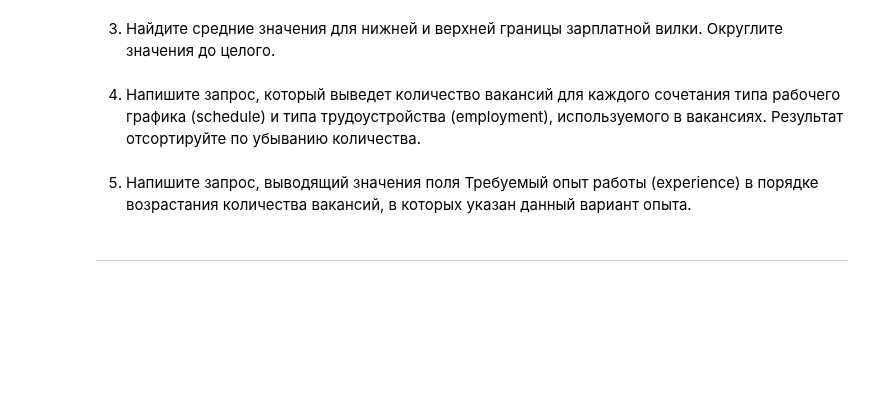
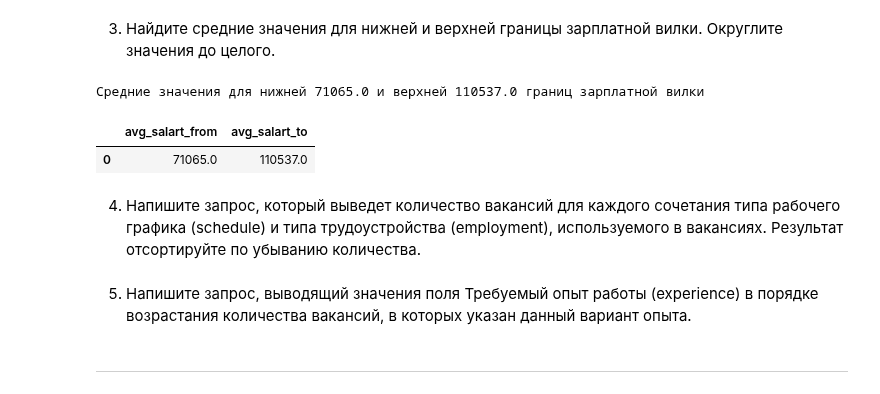
Before and after one commit to Novkozinin/SF_projects, a Jupyter notebook: Project-02_Анализ_вакансий_из_HeadHunter/Project_2_Анализ_вакансий_из_HeadHunter.ipynb, the cells around one changed output. Cells and saved outputs as stored; diff of their text form; code cells hidden in the pictures; blank space fills up the shorter version.

```diff
--- a/Project-02_Анализ_вакансий_из_HeadHunter/Project_2_Анализ_вакансий_из_HeadHunter.ipynb
+++ b/Project-02_Анализ_вакансий_из_HeadHunter/Project_2_Анализ_вакансий_из_HeadHunter.ipynb
@@ -104,5 +148,12 @@ print(f'Количество сфер деятельности в таблице
 # %%
 # результат запроса
+df_4_3 = pd.read_sql_query(query_4_3, connection)
+print(f'Средние значения для нижней {df_4_3.iloc[0,0]} и верхней {df_4_3.iloc[0,1]} границ зарплатной вилки')
+display(df_4_3)
+# %% [output]
+Средние значения для нижней 71065.0 и верхней 110537.0 границ зарплатной вилки
+|  | avg_salart_from | avg_salart_to |
+| 0 | 71065.0 | 110537.0 |
 # %% [markdown]
 4. Напишите запрос, который выведет количество вакансий для каждого сочетания типа рабочего графика (schedule) и типа трудоустройства (employment), используемого в вакансиях. Результат отсортируйте по убыванию количества.
 # %%
```
Also changed, not shown: parts of 12 cells of this notebook.
